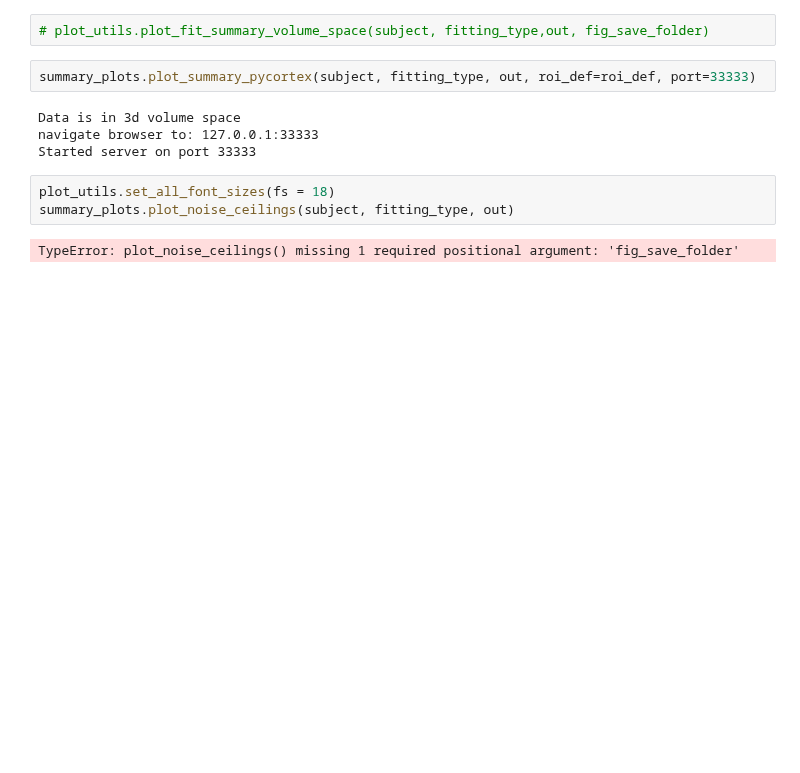
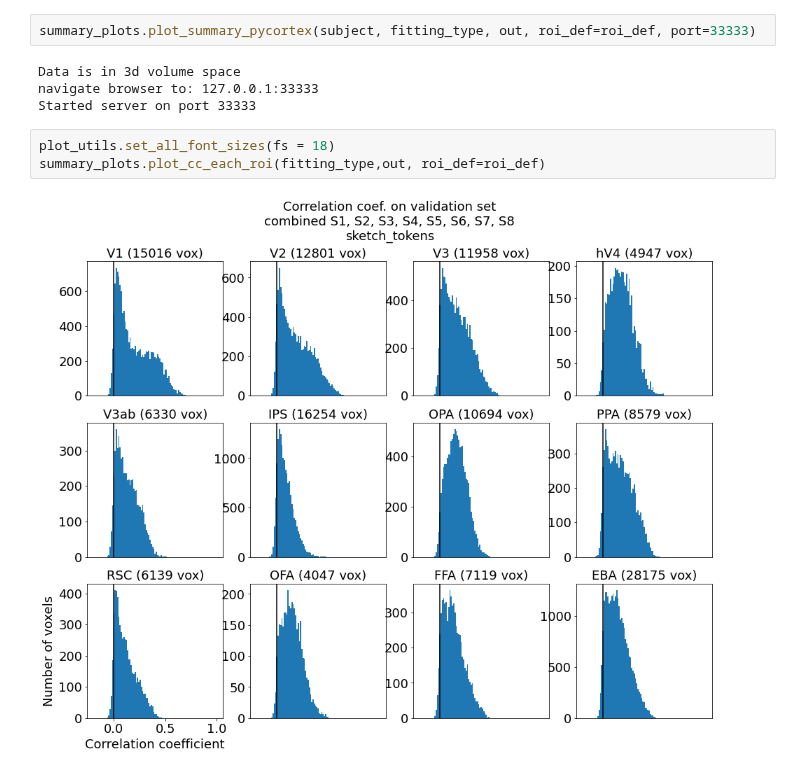
Before and after one commit to mmhenderson/modfit, a Jupyter notebook: notebooks/plot_fit_accuracy/plot_sketch_tokens.ipynb, the cells around one changed output. Saved outputs shown, nothing was run; the diff lists cells and outputs as text; blank space fills up the shorter version.

```diff
--- a/notebooks/plot_fit_accuracy/plot_sketch_tokens.ipynb
+++ b/notebooks/plot_fit_accuracy/plot_sketch_tokens.ipynb
@@ -53,5 +35,3 @@ summary_plots.plot_perf_summary(subject, fitting_type, out)
-# %%
-# plot_utils.plot_fit_summary_volume_space(subject, fitting_type,out, fig_save_folder)
 # %%
 summary_plots.plot_summary_pycortex(subject, fitting_type, out, roi_def=roi_def, port=33333)
 # %% [output]
@@ -60,7 +40,7 @@ navigate browser to: 127.0.0.1:33333
 Started server on port 33333
 # %%
 plot_utils.set_all_font_sizes(fs = 18)
-summary_plots.plot_noise_ceilings(subject, fitting_type, out)
+summary_plots.plot_cc_each_roi(fitting_type,out, roi_def=roi_def)
 # %% [output]
-TypeError: plot_noise_ceilings() missing 1 required positional argument: 'fig_save_folder'
+[figure, added]
 # %%
```
Also changed, not shown: parts of 26 cells of this notebook, 38 other files.
